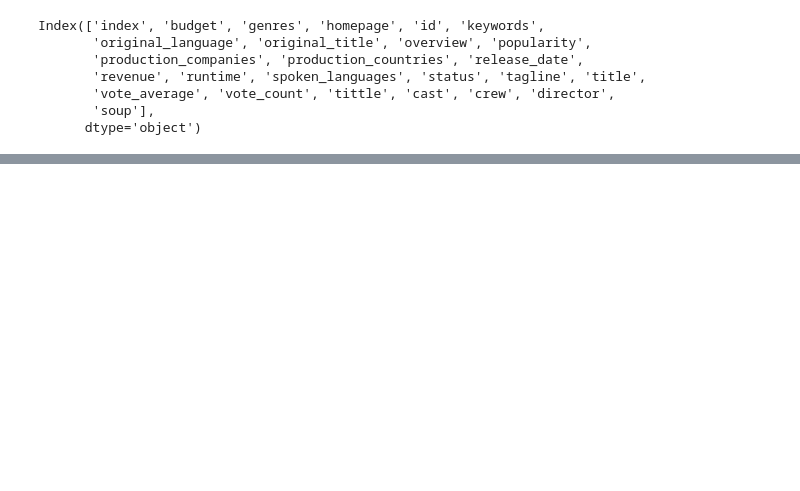
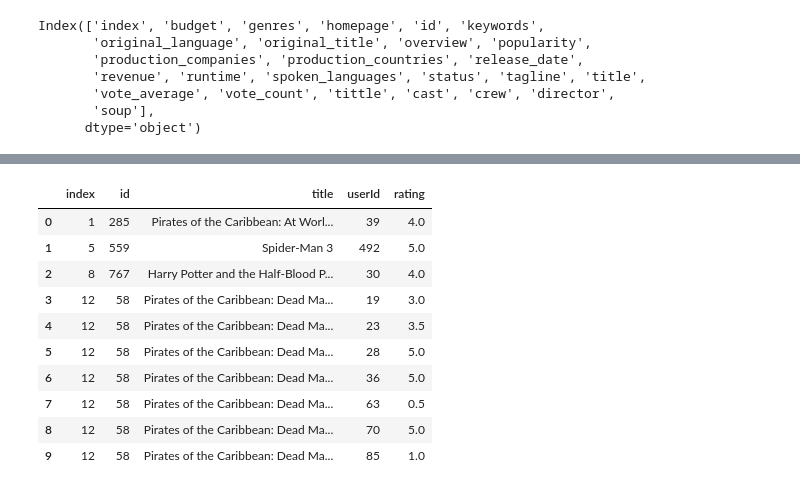
Before and after one commit to CheonSeounghyun/Movie-Analysis-System, a Jupyter notebook: Movie_Analysis_System.ipynb, the cells around one changed output, grey strips where cells are left out. Saved outputs shown, nothing was run; the diff lists cells and outputs as text; code cells hidden in the pictures; blank space fills up the shorter version.

```diff
--- a/Movie_Analysis_System.ipynb
+++ b/Movie_Analysis_System.ipynb
@@ -355,0 +358,14 @@ Index(['index', 'budget', 'genres', 'homepage', 'id', 'keywords',
+# %%
+df3[['index','id','title','userId','rating']].head(10)
+# %% [output]
+|  | index | id | title | userId | rating |
+| 0 | 1 | 285 | Pirates of the Caribbean: At Worl... | 39 | 4.0 |
+| 1 | 5 | 559 | Spider-Man 3 | 492 | 5.0 |
+| 2 | 8 | 767 | Harry Potter and the Half-Blood P... | 30 | 4.0 |
+| 3 | 12 | 58 | Pirates of the Caribbean: Dead Ma... | 19 | 3.0 |
+| 4 | 12 | 58 | Pirates of the Caribbean: Dead Ma... | 23 | 3.5 |
+| 5 | 12 | 58 | Pirates of the Caribbean: Dead Ma... | 28 | 5.0 |
+| 6 | 12 | 58 | Pirates of the Caribbean: Dead Ma... | 36 | 5.0 |
+| 7 | 12 | 58 | Pirates of the Caribbean: Dead Ma... | 63 | 0.5 |
+| 8 | 12 | 58 | Pirates of the Caribbean: Dead Ma... | 70 | 5.0 |
+| 9 | 12 | 58 | Pirates of the Caribbean: Dead Ma... | 85 | 1.0 |
```
Also changed, not shown: parts of 26 cells of this notebook, 38 other files.
